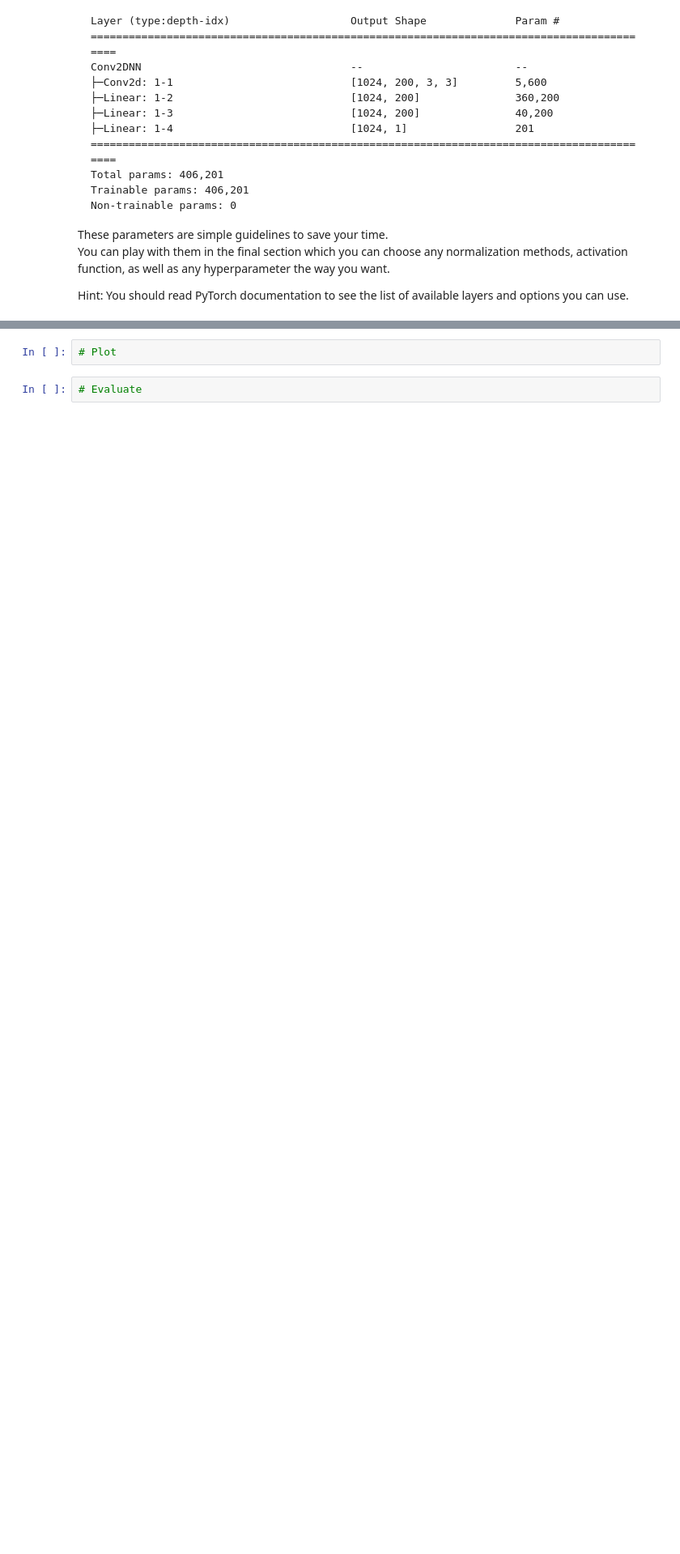
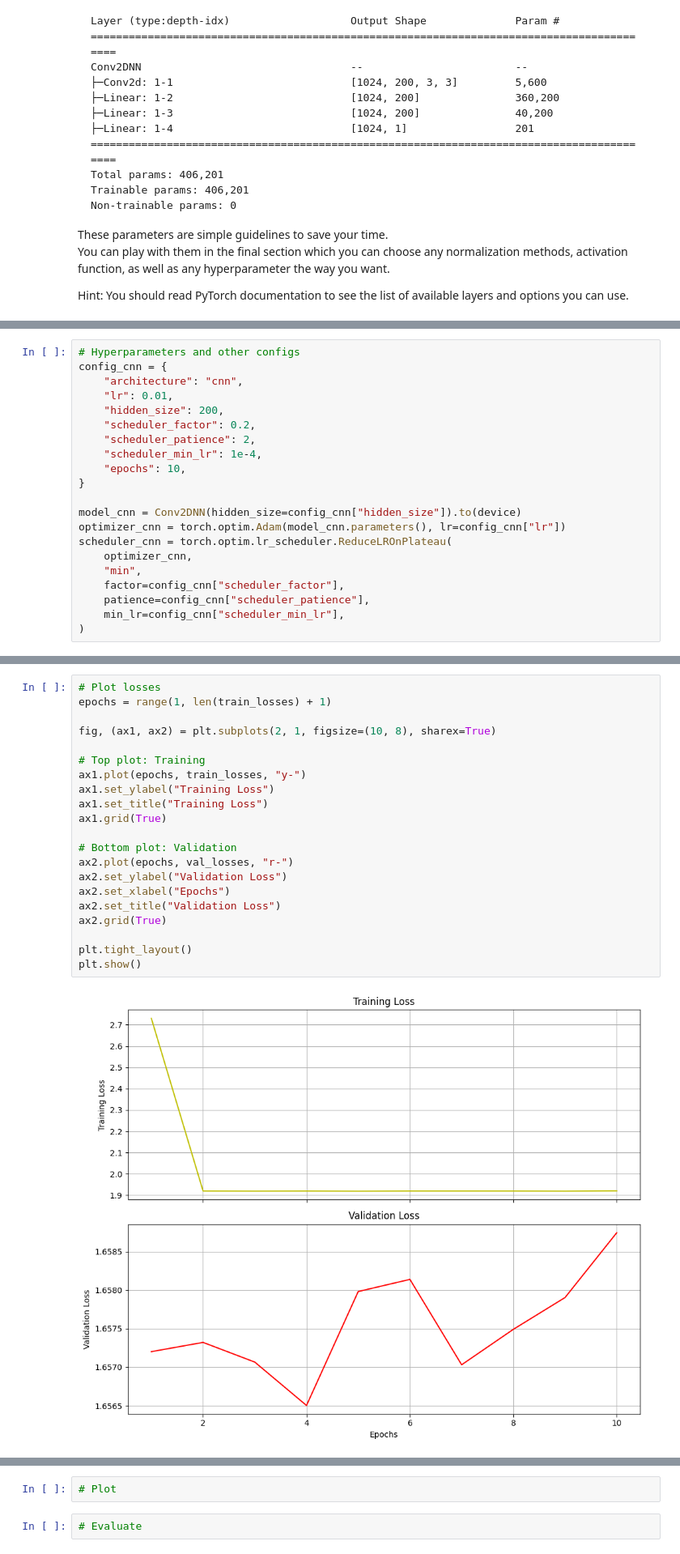
Before and after one commit to Mysterioucz/2110573-Pattern-Recognition, a Jupyter notebook: assignment/hw5/HW5_Precipitation_Nowcasting_PyTorch_Student_2026.ipynb, the cells around one changed output, grey strips where cells are left out. Shown at 81% size. Cells and saved outputs as stored; diff of their text form; blank space fills up the shorter version.

```diff
--- a/assignment/hw5/HW5_Precipitation_Nowcasting_PyTorch_Student_2026.ipynb
+++ b/assignment/hw5/HW5_Precipitation_Nowcasting_PyTorch_Student_2026.ipynb
@@ -946,0 +1192,21 @@ print('start training conv2d')
+# %%
+# Hyperparameters and other configs
+config_cnn = {
+    "architecture": "cnn",
+    "lr": 0.01,
+    "hidden_size": 200,
+    "scheduler_factor": 0.2,
+    "scheduler_patience": 2,
+    "scheduler_min_lr": 1e-4,
+    "epochs": 10,
+}
+
+model_cnn = Conv2DNN(hidden_size=config_cnn["hidden_size"]).to(device)
+optimizer_cnn = torch.optim.Adam(model_cnn.parameters(), lr=config_cnn["lr"])
+scheduler_cnn = torch.optim.lr_scheduler.ReduceLROnPlateau(
+    optimizer_cnn,
+    "min",
+    factor=config_cnn["scheduler_factor"],
+    patience=config_cnn["scheduler_patience"],
+    min_lr=config_cnn["scheduler_min_lr"],
+)
@@ -946,0 +1357,23 @@ print('start training conv2d')
+# %%
+# Plot losses
+epochs = range(1, len(train_losses) + 1)
+
+fig, (ax1, ax2) = plt.subplots(2, 1, figsize=(10, 8), sharex=True)
+
+# Top plot: Training
+ax1.plot(epochs, train_losses, "y-")
+ax1.set_ylabel("Training Loss")
+ax1.set_title("Training Loss")
+ax1.grid(True)
+
+# Bottom plot: Validation
+ax2.plot(epochs, val_losses, "r-")
+ax2.set_ylabel("Validation Loss")
+ax2.set_xlabel("Epochs")
+ax2.set_title("Validation Loss")
+ax2.grid(True)
+
+plt.tight_layout()
+plt.show()
+# %% [output]
+[figure, added]
```
Also changed, not shown: parts of 57 cells of this notebook, 35 other files.
